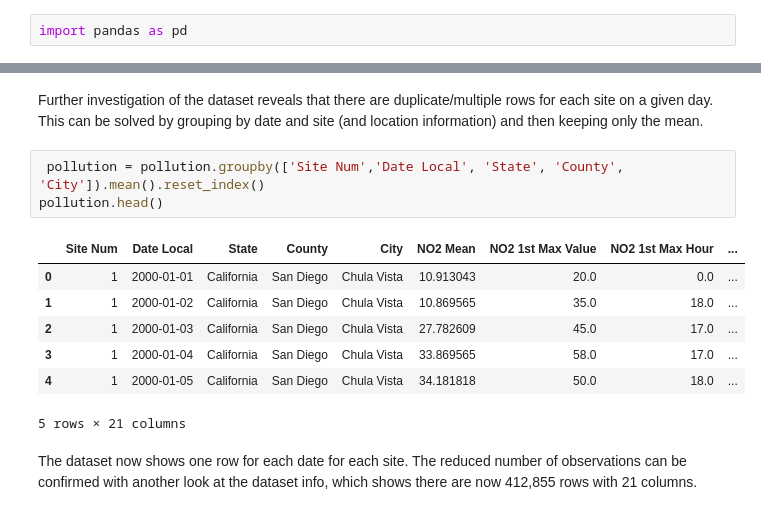
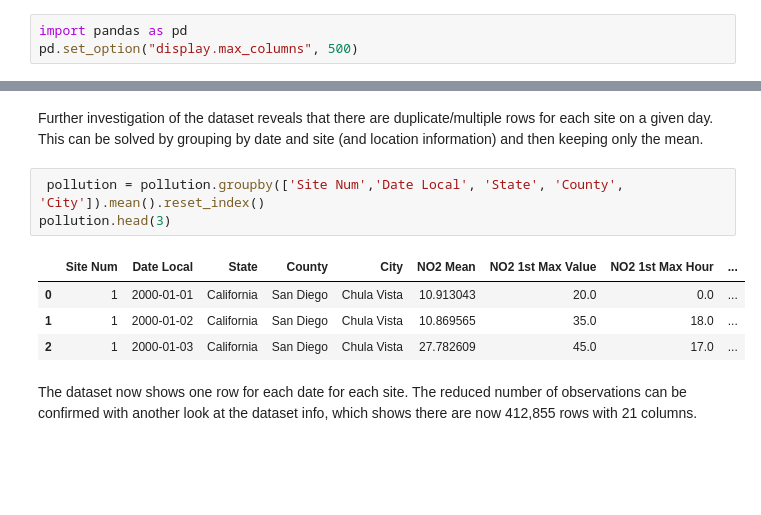
Before and after one commit to bouncebarkrun/Springboard-Data-Science-Career-Track, a Jupyter notebook: 1st Capstone Project/Capstone 1 Data Wrangling.ipynb, the cells around one changed output, grey strips where cells are left out. Drawn from its saved outputs; the diff is of its cells as text; blank space fills up the shorter version.

```diff
--- a/1st Capstone Project/Capstone 1 Data Wrangling.ipynb
+++ b/1st Capstone Project/Capstone 1 Data Wrangling.ipynb
@@ -10,6 +10,7 @@ Agency.
 #### Import pandas package
 # %%
 import pandas as pd
+pd.set_option("display.max_columns", 500)
 # %% [markdown]
 #### Import the pollution dataset
 # %%
@@ -70,15 +65,12 @@ pollution.head()
 Further investigation of the dataset reveals that there are duplicate/multiple rows for each site on a given day.  This can be solved by grouping by date and site (and location information) and then keeping only the mean.
 # %%
  pollution = pollution.groupby(['Site Num','Date Local', 'State', 'County', 'City']).mean().reset_index()
-pollution.head()
+pollution.head(3)
 # %% [output]
 |  | Site Num | Date Local | State | County | City | NO2 Mean | NO2 1st Max Value | NO2 1st Max Hour | ... |
 | 0 | 1 | 2000-01-01 | California | San Diego | Chula Vista | 10.913043 | 20.0 | 0.0 | ... |
 | 1 | 1 | 2000-01-02 | California | San Diego | Chula Vista | 10.869565 | 35.0 | 18.0 | ... |
 | 2 | 1 | 2000-01-03 | California | San Diego | Chula Vista | 27.782609 | 45.0 | 17.0 | ... |
-| 3 | 1 | 2000-01-04 | California | San Diego | Chula Vista | 33.869565 | 58.0 | 17.0 | ... |
-| 4 | 1 | 2000-01-05 | California | San Diego | Chula Vista | 34.181818 | 50.0 | 18.0 | ... |
-5 rows × 21 columns
 # %% [markdown]
 The dataset now shows one row for each date for each site.  The reduced number of observations can be confirmed with another look at the dataset info, which shows there are now 412,855 rows with 21 columns.
 # %%
```
Also changed, not shown: parts of 3 cells of this notebook.
